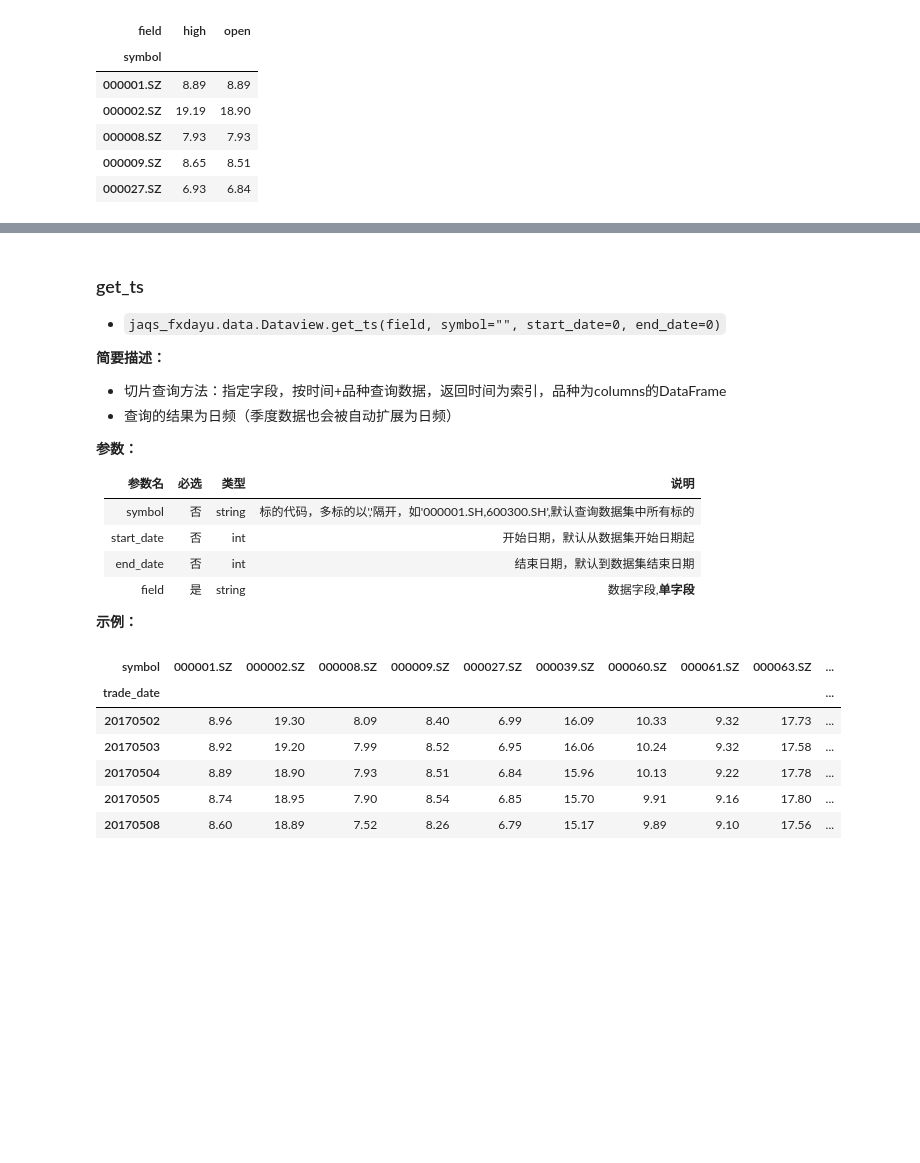
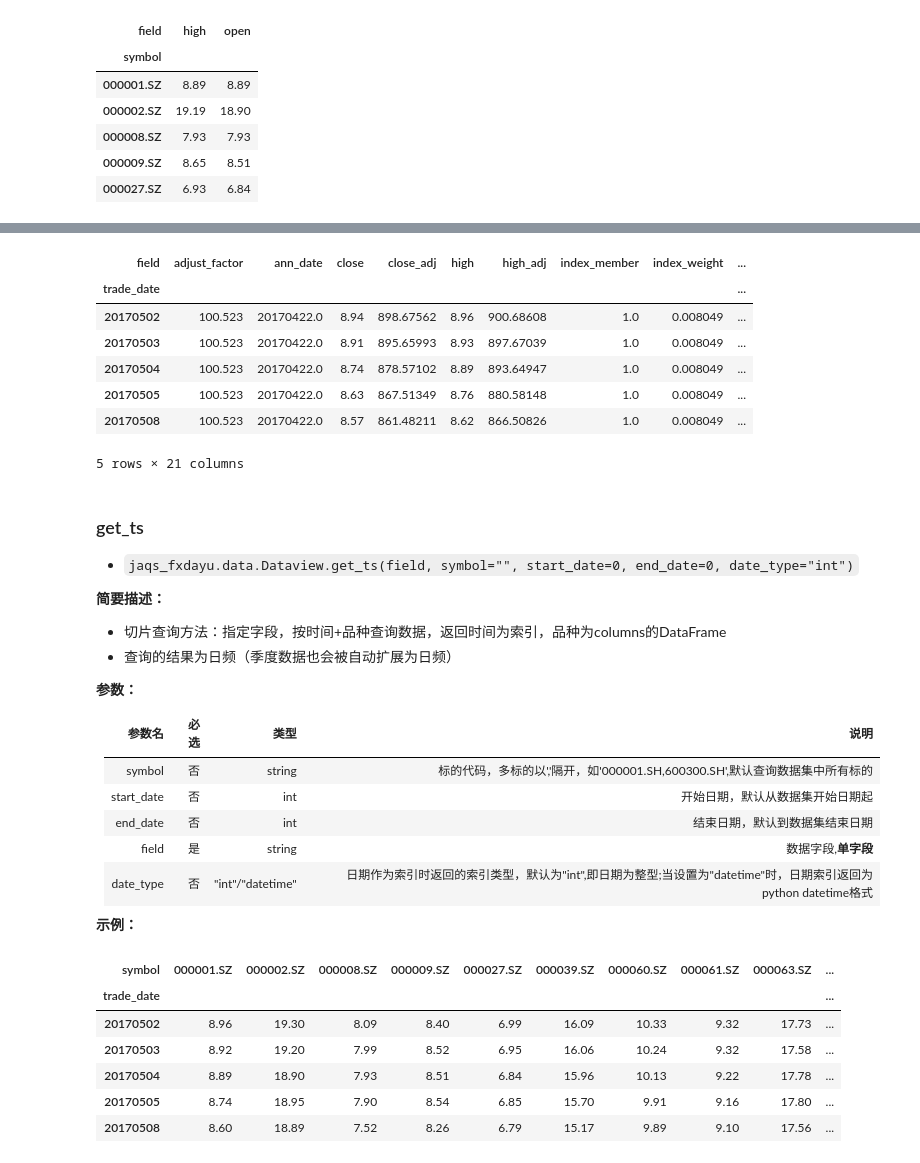
Before and after one commit to xingetouzi/jaqs-fxdayu, a Jupyter notebook: docs/_source/dataview.ipynb, the cells around one changed output, grey strips where cells are left out. Drawn from its saved outputs; the diff is of its cells as text; code cells hidden in the pictures; blank space fills up the shorter version.

```diff
--- a/docs/_source/dataview.ipynb
+++ b/docs/_source/dataview.ipynb
@@ -411,6 +432,17 @@ dv.get_snapshot(20170504, fields="open,high").head()
+# %%
+dv.get_symbol("000001.SZ").head()
+# %% [output]
+| field | adjust_factor | ann_date | close | close_adj | high | high_adj | index_member | index_weight | ... |
+| trade_date |  |  |  |  |  |  |  |  | ... |
+| 20170502 | 100.523 | 20170422.0 | 8.94 | 898.67562 | 8.96 | 900.68608 | 1.0 | 0.008049 | ... |
+| 20170503 | 100.523 | 20170422.0 | 8.91 | 895.65993 | 8.93 | 897.67039 | 1.0 | 0.008049 | ... |
+| 20170504 | 100.523 | 20170422.0 | 8.74 | 878.57102 | 8.89 | 893.64947 | 1.0 | 0.008049 | ... |
+| 20170505 | 100.523 | 20170422.0 | 8.63 | 867.51349 | 8.76 | 880.58148 | 1.0 | 0.008049 | ... |
+| 20170508 | 100.523 | 20170422.0 | 8.57 | 861.48211 | 8.62 | 866.50826 | 1.0 | 0.008049 | ... |
+5 rows × 21 columns
 # %% [markdown]
 ### get_ts
-- ` jaqs_fxdayu.data.Dataview.get_ts(field, symbol="", start_date=0, end_date=0) `
+- ` jaqs_fxdayu.data.Dataview.get_ts(field, symbol="", start_date=0, end_date=0, date_type="int") `
 
 **简要描述：**
 
@@ -425,6 +457,7 @@ dv.get_snapshot(20170504, fields="open,high").head()
 |start_date |否 |int |开始日期，默认从数据集开始日期起|
 |end_date |否 |int |结束日期，默认到数据集结束日期|
 |field |是 |string |数据字段,**单字段**|
+|date_type |否 |"int"/"datetime" |日期作为索引时返回的索引类型，默认为"int",即日期为整型;当设置为"datetime"时，日期索引返回为python datetime格式|
 
 **示例：**
 # %%
```
Also changed, not shown: parts of 3 cells of this notebook, 3 other files.
